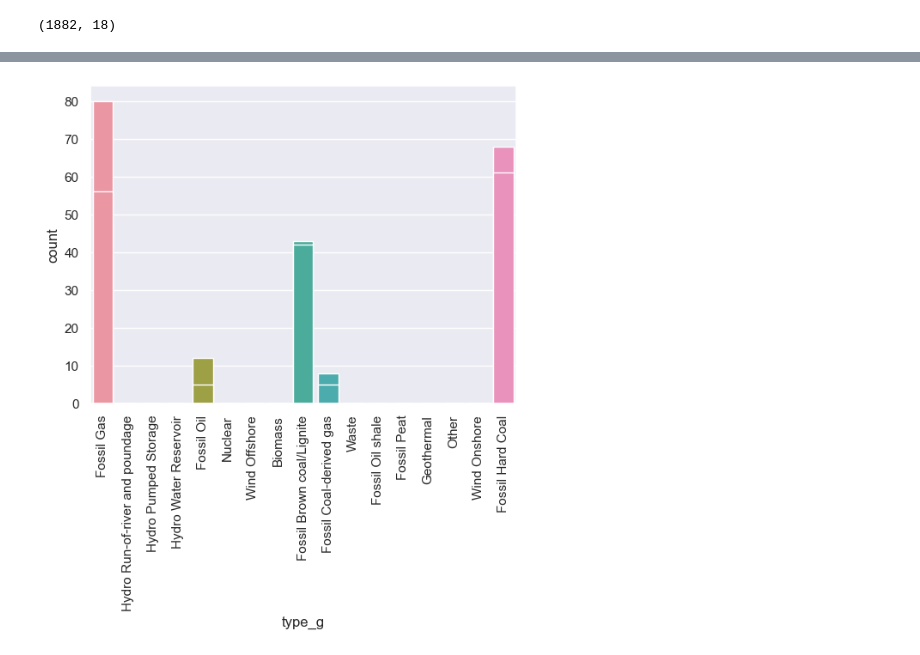
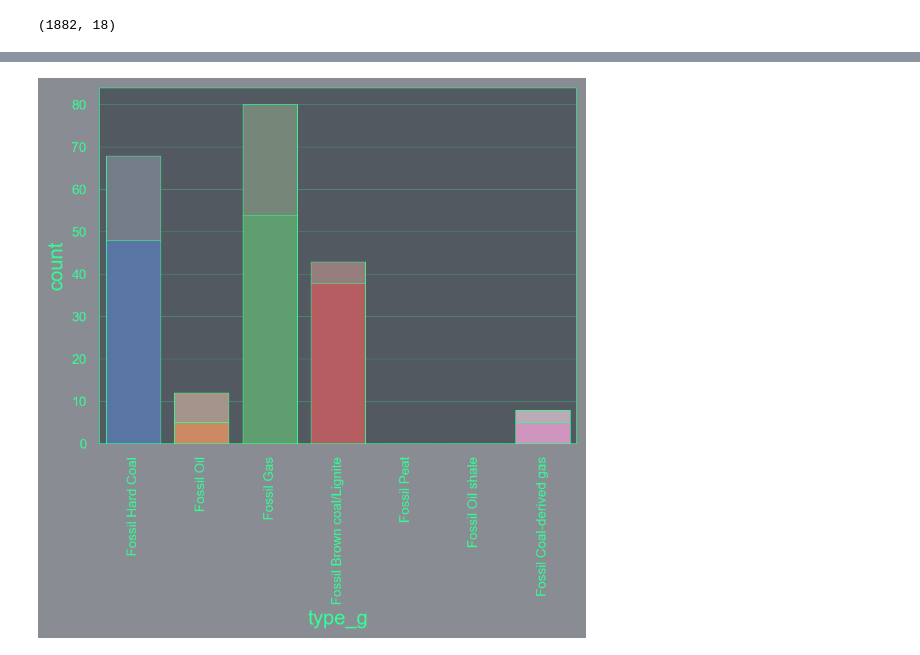
Before and after one commit to mks-0/powerplants, a Jupyter notebook: powerplants-eda.ipynb, the cells around one changed output, grey strips where cells are left out. Saved outputs shown, nothing was run; the diff lists cells and outputs as text; code cells hidden in the pictures.

```diff
--- a/powerplants-eda.ipynb
+++ b/powerplants-eda.ipynb
@@ -108,0 +169,3 @@ array(['Hydro Water Reservoir', 'Fossil Gas',
+# %%
+# Filtering the temporal table to retrieve only the data from the last available year.
+temp = temp[temp['cyear'] == 2018]
@@ -221,0 +245,12 @@ perform[perform['type_g'] == 'Nuclear']
+# %%
+categories_to_groups = {
+    'Fossil Fuels': ['Fossil Gas', 'Fossil Hard Coal', 'Fossil Oil', 'Fossil Brown coal/Lignite',
+                     'Fossil Coal-derived gas', 'Fossil Oil shale', 'Fossil Peat'],
+    'Renewable Energy': ['Hydro Run-of-river and poundage', 'Hydro Pumped Storage',
+                         'Hydro Water Reservoir', 'Wind Offshore', 'Biomass', 'Geothermal', 'Wind Onshore'],
+    'Nuclear': ['Nuclear'],
+    'Other': ['Waste', 'Other']
+}
+
+units['group_g'] = units['type_g'].apply(lambda x: next((group for group, types in categories_to_groups.items() if x in types), None))
+temp['group_g'] = temp['type_g'].apply(lambda x: next((group for group, types in categories_to_groups.items() if x in types), None))
@@ -353,5 +688,6 @@ Name: co2emitted, dtype: float64
 # %%
-fossil_order = temporal[temporal['type_g'].str.contains('Fossil')]['type_g'].unique()
-type_g_order = temporal['type_g'].unique()
+fossil_order = temp[temp['type_g'].str.contains('Fossil')]['type_g'].unique()
+type_g_order = temp['type_g'].unique()
 # %%
 units['type_g'] = pd.Categorical(units['type_g'], categories=type_g_order, ordered=True)
+temp['type_g'] = pd.Categorical(temp['type_g'], categories=type_g_order, ordered=True)
@@ -371,27 +694,26 @@ sns.set_theme()
 # %%
+# Quanityt of Fossil generation units in Units Table compared to Temporal Table for Germany
+
 sns.countplot(
     data=units[
         units["type_g"].str.contains("Fossil") & (units["country"] == "Germany")
     ],
     x="type_g",
-    # hue="type_g",
-    hue_order=fossil_order,
-    dodge=True
-
-
+    order=fossil_order,
+    dodge=True,
+    saturation=0.2
 )
 
 sns.countplot(
-    data=temporal[
-        temporal["type_g"].str.contains("Fossil") & (temporal["country"] == "Germany")
+    data=temp[
+        temp["type_g"].str.contains("Fossil") & (temp["country"] == "Germany")
     ],
     x="type_g",
-    # hue="",
-    hue_order=fossil_order,
+    order=fossil_order,
+)
 
-)
 plt.xticks(rotation=90)
 plt.xticks(rotation=90)
 plt.show()
 # %% [output]
-[figure, old version]
+[figure, new version]
```
Also changed, not shown: parts of 77 cells of this notebook, 3 other files.
